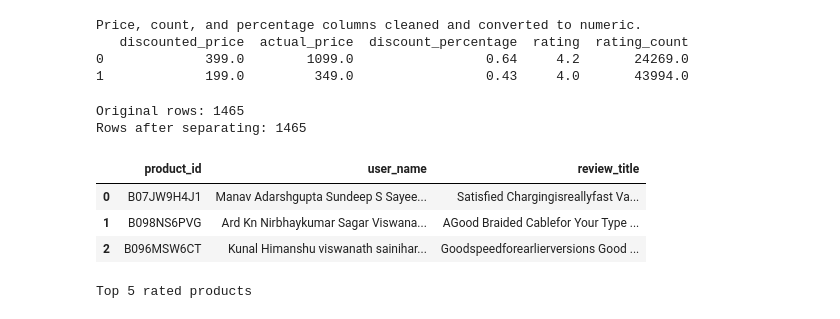
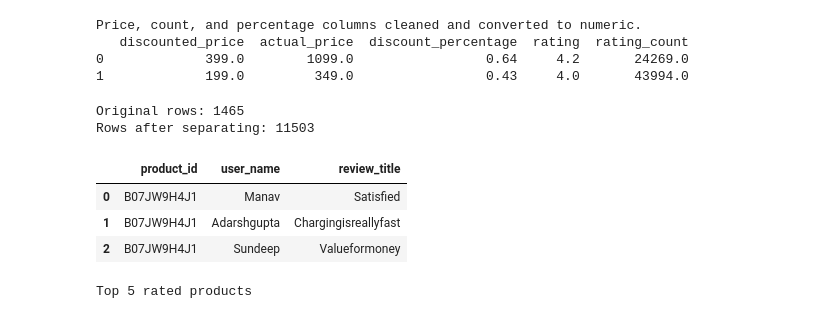
Before and after one commit to Lana-Alruhaimi/AI_Analysis_Chatbot, a Jupyter notebook: Notebooks/Data_Analysis_Cleaning.ipynb, the cells around one changed output. Drawn from its saved outputs; the diff is of its cells as text; code cells hidden in the pictures.

Commit message:
fixing clean_txt function

```diff
--- a/Notebooks/Data_Analysis_Cleaning.ipynb
+++ b/Notebooks/Data_Analysis_Cleaning.ipynb
@@ -24,11 +24,14 @@ def clean_num (series): #remove symbols from numbers and and convert to float
 # Cleaning text
 def clean_txt(series):
     if series.dtype == 'object':
-        return (series.astype(str)
-                .str.replace(r'[ã€\s?\[?\u200b\ufeff\u00a0\u201d\u201c\u2013\u2022âœ“â€¢â˜…ã€‘]', '', regex=True) #remove symbols
-                .str.strip()
-                .str.replace(r'\s+', ' ', regex=True) #replace multispace with one space
-                )
+
+        cleaned_series = series.astype(str)
+        cleaned_series = cleaned_series.str.replace(r'[ã€\s?\[?\u200b\ufeff\u00a0\u201d\u201c\u2013\u2022âœ“â€¢â˜…ã€‘]', '', regex=True) #remove symbols
+        cleaned_series = cleaned_series.str.replace(r"['\"\[\]\\]", '', regex=True)
+        cleaned_series = cleaned_series.str.replace(r'([a-z])([A-Z])', r'\1 \2', regex=True)
+        cleaned_series = cleaned_series.str.replace(r'\s+', ' ', regex=True) #replace multispace with one space
+
+        return cleaned_series
     return series
 # %%
 ## Data Reading
@@ -71,39 +74,39 @@ Cols_to_Split = ['user_id', 'user_name', 'review_id', 'review_title', 'review_co
 for col in Cols_to_Split:
     if col in df.columns:
         df[col] = df[col].astype(str)#.str.split(',')
-        df[col] = df[col].str.replace(r'[\s\W_]+', ' ', regex=True) #clean
+        #df[col] = df[col].str.replace(r'[\s\W_]+', ' ', regex=True) #clean
         df[col] = df[col].str.split(',') #split on comma
 
 Org_Rows = len(df) #duplicate rows (Org = orginal)
 df = df.explode('user_id', ignore_index=True) #pandas explode method
 df = df.reset_index(drop=True) #reset to prevent errors
 Exp_Rows = len(df) # exploded rows (Exp = exploded)
 
 print(f"Original rows: {Org_Rows}")
 print(f"Rows after separating: {Exp_Rows}")
 
 for col in Cols_to_Split: #explode rest of columns
     if col != 'user_id' and col in df.columns:
         Exp_Data = df[col].explode().to_list()
         df[col] = pd.Series(Exp_Data)
         Cleaned_Data = (df[col].astype(str) #cleaning
                    .str.replace(r"['\"\[\]\\]", '', regex=True) #remove quotes, brackets, and slashes
                    .str.strip())
         if col in ['user_name', 'review_title', 'review_content']:
         #    Cleaned_Data = Cleaned_Data.str.replace(r'[^\w\s]', ' ', regex=True)
             Cleaned_Data = Cleaned_Data.str.replace(r'([a-z])([A-Z])', r'\1 \2', regex=True) #insert space based on capitalization
             Cleaned_Data = Cleaned_Data.str.replace(r'\s+', ' ', regex=True).str.strip()
         df[col] = Cleaned_Data
 
 df['user_id'] = df['user_id'].astype(str).str.strip()
 display(df[['product_id','user_name','review_title']].head(3))
 # %% [output]
 Original rows: 1465
-Rows after separating: 1465
+Rows after separating: 11503
 |  | product_id | user_name | review_title |
-| 0 | B07JW9H4J1 | Manav Adarshgupta Sundeep S Sayee... | Satisfied Chargingisreallyfast Va... |
-| 1 | B098NS6PVG | Ard Kn Nirbhaykumar Sagar Viswana... | AGood Braided Cablefor Your Type ... |
-| 2 | B096MSW6CT | Kunal Himanshu viswanath sainihar... | Goodspeedforearlierversions Good ... |
+| 0 | B07JW9H4J1 | Manav | Satisfied |
+| 1 | B07JW9H4J1 | Adarshgupta | Chargingisreallyfast |
+| 2 | B07JW9H4J1 | Sundeep | Valueformoney |
 # %%
 ## Data Analysis
 Brand_Colors = ['#4f008c','#c2a6cf','#e4d9eb','#e4e9ee']
```
Also changed, not shown: 1 other file.
